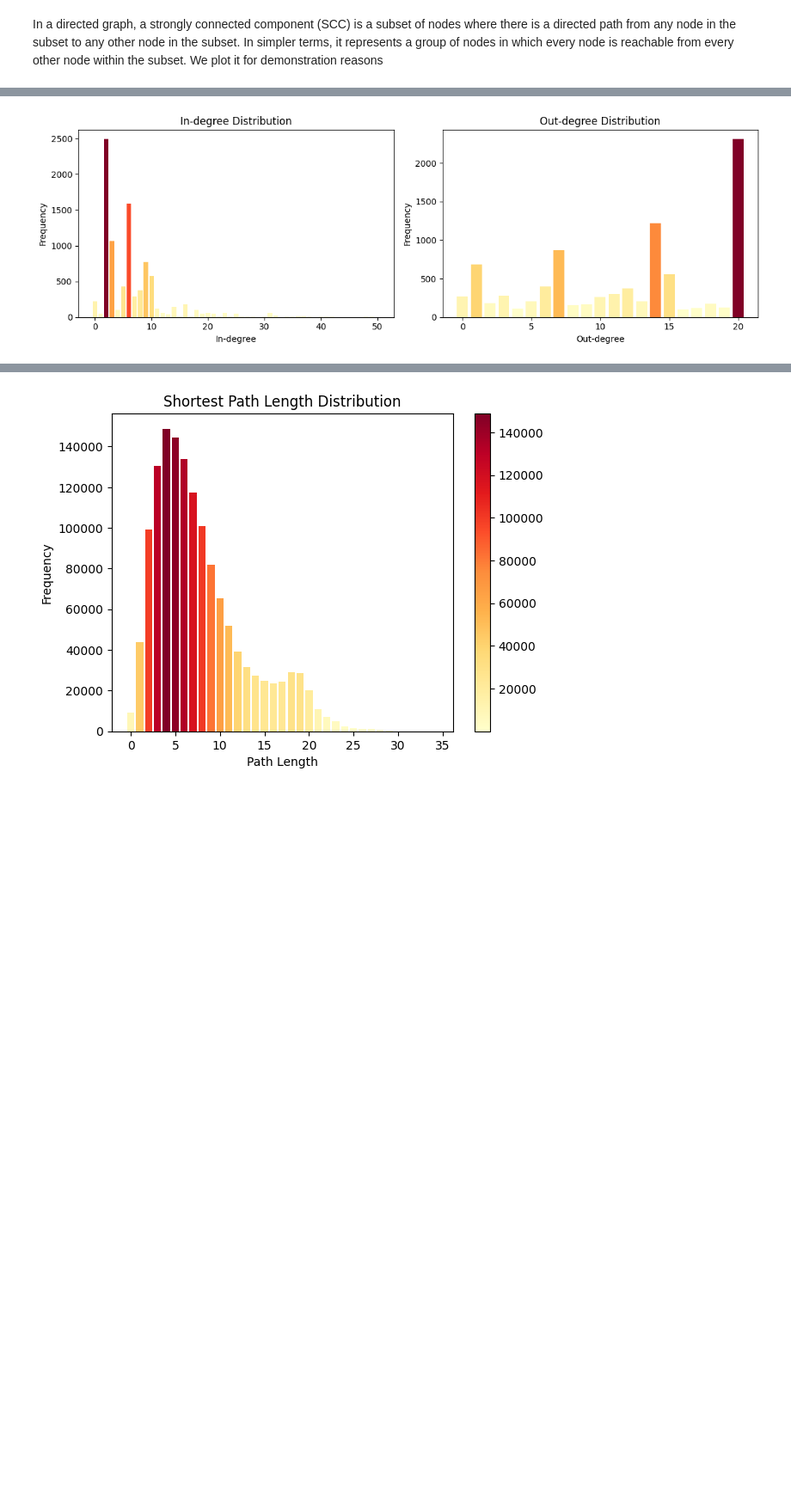
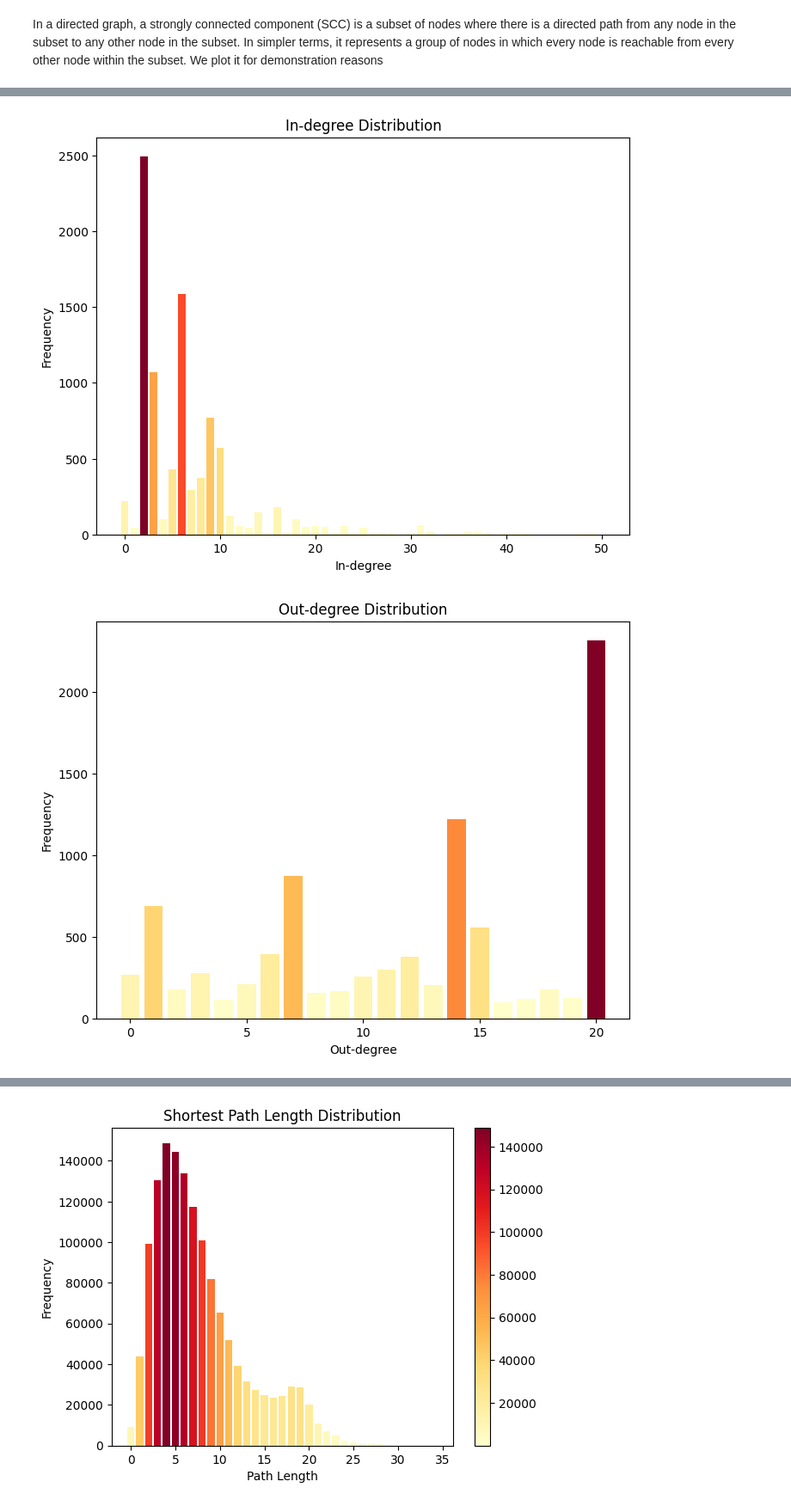
Before and after one commit to asideras/Link-Prediction-with-GNNs, a Jupyter notebook: Preprocessing - Analysis - Train.ipynb, the cells around one changed output, grey strips where cells are left out. Shown at 86% size. Drawn from its saved outputs; the diff is of its cells as text; code cells hidden in the pictures; blank space fills up the shorter version.

```diff
--- a/Preprocessing - Analysis - Train.ipynb
+++ b/Preprocessing - Analysis - Train.ipynb
@@ -227,7 +227,7 @@ torch.save(graph, 'MEDIUMgraph.pt')
 # %% [markdown]
 Convert PyTorch Geometric object to networkx
 # %%
-graph = torch.load('BIGgraph.pt')
+graph = torch.load('MEDIUMgraph.pt')
 graphX = to_networkx(graph)
 # %% [markdown]
 In a directed graph, a strongly connected component (SCC) is a subset of nodes where there is a directed path from any node in the subset to any other node in the subset. In simpler terms, it represents a group of nodes in which every node is reachable from every other node within the subset. We plot it for demonstration reasons
@@ -250,45 +250,58 @@ import numpy as np
 from collections import Counter
 
 # Calculate the in-degree and out-degree of each node in the graph
 in_degrees = dict(graphX.in_degree())
 out_degrees = dict(graphX.out_degree())
 
 # Calculate the in-degree distribution
 in_degree_distribution = list(Counter(in_degrees.values()).values())
 
 # Calculate the out-degree distribution
 out_degree_distribution = list(Counter(out_degrees.values()).values())
 
 # Define a colormap with warm colors
 cmap = plt.get_cmap("YlOrRd")
 
 # Normalize the values to range between 0 and 1
 norm_in = plt.Normalize(min(in_degree_distribution), max(in_degree_distribution))
 norm_out = plt.Normalize(min(out_degree_distribution), max(out_degree_distribution))
 
 # Create a list of colors based on the normalized values for in-degree and out-degree
 colors_in = [cmap(norm_in(value)) for value in in_degree_distribution]
 colors_out = [cmap(norm_out(value)) for value in out_degree_distribution]
 
-# Create subplots in a 1x2 grid
-fig, axes = plt.subplots(1, 2, figsize=(12, 4))
-
 # Plot in-degree distribution
-axes[0].bar(range(len(in_degree_distribution)), in_degree_distribution, color=colors_in)
-axes[0].set_xlabel("In-degree")
-axes[0].set_ylabel("Frequency")
-axes[0].set_title("In-degree Distribution")
+plt.figure(figsize=(8, 6))
+plt.bar(range(len(in_degree_distribution)), in_degree_distribution, color=colors_in)
+plt.xlabel("In-degree")
+plt.ylabel("Frequency")
+plt.title("In-degree Distribution")
+plt.show()
 
 # Plot out-degree distribution
-axes[1].bar(range(len(out_degree_distribution)), out_degree_distribution, color=colors_out)
-axes[1].set_xlabel("Out-degree")
-axes[1].set_ylabel("Frequency")
-axes[1].set_title("Out-degree Distribution")
+plt.figure(figsize=(8, 6))
+plt.bar(range(len(out_degree_distribution)), out_degree_distribution, color=colors_out)
+plt.xlabel("Out-degree")
+plt.ylabel("Frequency")
+plt.title("Out-degree Distribution")
+plt.show()
 
-# Adjust spacing between subplots
-plt.tight_layout()
 
-# Display the plots
+undirected_graph = graphX.to_undirected()
+
+# Calculate the combined degree (in-degree + out-degree) of each node in the graph
+combined_degrees = dict(undirected_graph.degree())
+
+# Calculate the undirected degree distribution
+undirected_degree_distribution = list(Counter(combined_degrees.values()).values())
+
+# Plot combined degree distribution
+plt.figure(figsize=(8, 6))
+plt.bar(range(len(undirected_degree_distribution)), undirected_degree_distribution)
+plt.xlabel("Combined Degree")
+plt.ylabel("Frequency")
+plt.title("Combined Degree Distribution")
 plt.show()
 # %% [output]
-[figure, old version]
+[figure, new version]
+[figure, added]
```
Also changed, not shown: parts of 10 cells of this notebook, 1 other file.
